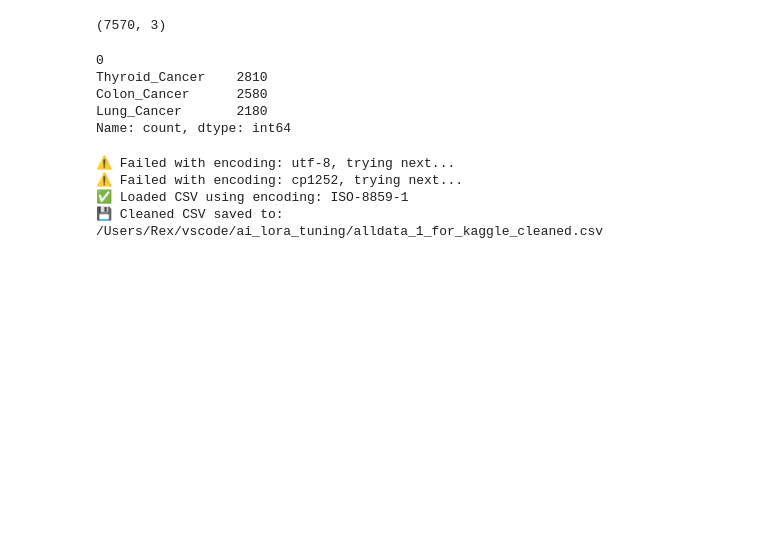
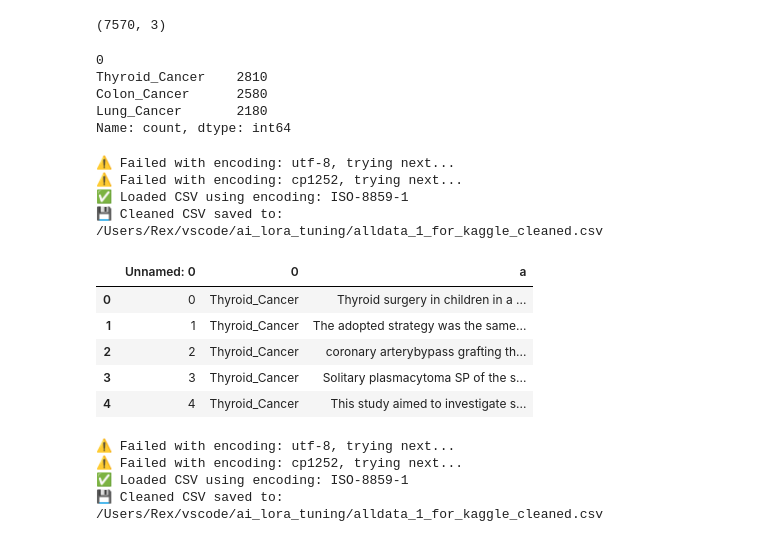
Before and after one commit to RexManglicmot/lora_fine_tuning, a Jupyter notebook: eda.ipynb, the cells around one changed output. Cells and saved outputs as stored; diff of their text form; code cells hidden in the pictures; blank space fills up the shorter version.

```diff
--- a/eda.ipynb
+++ b/eda.ipynb
@@ -76,6 +43,78 @@ Thyroid_Cancer    2810
 Colon_Cancer      2580
 Lung_Cancer       2180
 Name: count, dtype: int64
+# %%
+import pandas as pd
+import re
+import os
+
+def clean_biomed_csv(input_csv_path: str, output_csv_path: str = None):
+    """
+    Cleans a biomedical text CSV by:
+      - Handling non-UTF-8 encodings (cp1252, ISO-8859-1)
+      - Stripping non-word symbols except punctuation and spaces
+      - Saving the cleaned version as a new CSV
+    """
+    encodings_to_try = ["utf-8", "cp1252", "ISO-8859-1"]
+    df = None
+    for enc in encodings_to_try:
+        try:
+            df = pd.read_csv(input_csv_path, encoding=enc, on_bad_lines="skip", engine="python")
+            print(f"✅ Loaded CSV using encoding: {enc}")
+            break
+        except UnicodeDecodeError:
+            print(f"⚠️ Failed with encoding: {enc}, trying next...")
+
+    if df is None:
+        raise ValueError("❌ Could not load the CSV with the tried encodings.")
+
+    def clean_text(text):
+        if pd.isna(text):
+            return text
+        text = str(text)
+
+        # --- HARD REMOVE ALL DOUBLE QUOTES so """ cannot appear ---
+        # (removes any sequence of one or more " characters)
+        text = re.sub(r'"+', '', text)
+
+        # keep your original cleaning
+        text = re.sub(r"[^\w\s.,!?;:'\"()-]", " ", text)  # Remove unwanted characters (quotes already removed)
+        text = re.sub(r"\s+", " ", text)                  # Normalize spaces
+        return text.strip()
+
+    for col in df.select_dtypes(include=["object"]).columns:
+        df[col] = df[col].apply(clean_text)
+
+    if not output_csv_path:
+        base, ext = os.path.splitext(input_csv_path)
+        output_csv_path = f"{base}_cleaned{ext}"
+
+    df.to_csv(output_csv_path, index=False)
+    print(f"💾 Cleaned CSV saved to: {output_csv_path}")
+
+    return output_csv_path
+
+
+# --------------------------
+# Example usage in same notebook
+# --------------------------
+input_path = "/Users/Rex/vscode/ai_lora_tuning/alldata_1_for_kaggle.csv"
+cleaned_path = clean_biomed_csv(input_path)
+
+# Load the cleaned CSV to check
+df_cleaned = pd.read_csv(cleaned_path)
+df_cleaned.head()
+# %% [output]
+⚠️ Failed with encoding: utf-8, trying next...
+⚠️ Failed with encoding: cp1252, trying next...
+✅ Loaded CSV using encoding: ISO-8859-1
+💾 Cleaned CSV saved to: /Users/Rex/vscode/ai_lora_tuning/alldata_1_for_kaggle_cleaned.csv
+|  | Unnamed: 0 | 0 | a |
+| 0 | 0 | Thyroid_Cancer | Thyroid surgery in children in a ... |
+| 1 | 1 | Thyroid_Cancer | The adopted strategy was the same... |
+| 2 | 2 | Thyroid_Cancer | coronary arterybypass grafting th... |
+| 3 | 3 | Thyroid_Cancer | Solitary plasmacytoma SP of the s... |
+| 4 | 4 | Thyroid_Cancer | This study aimed to investigate s... |
 # %%
 import pandas as pd
 import re
```
Also changed, not shown: parts of 7 cells of this notebook, 7 other files.
